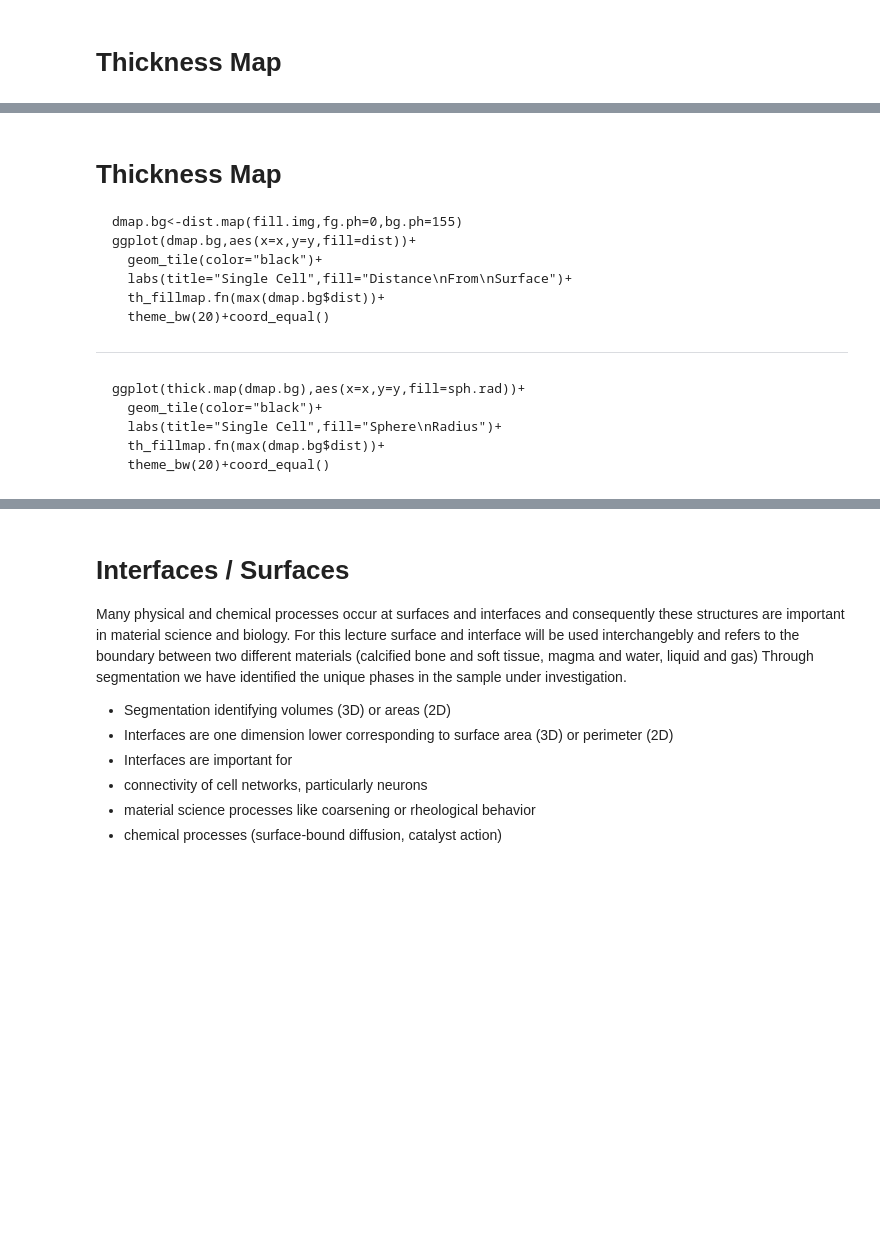
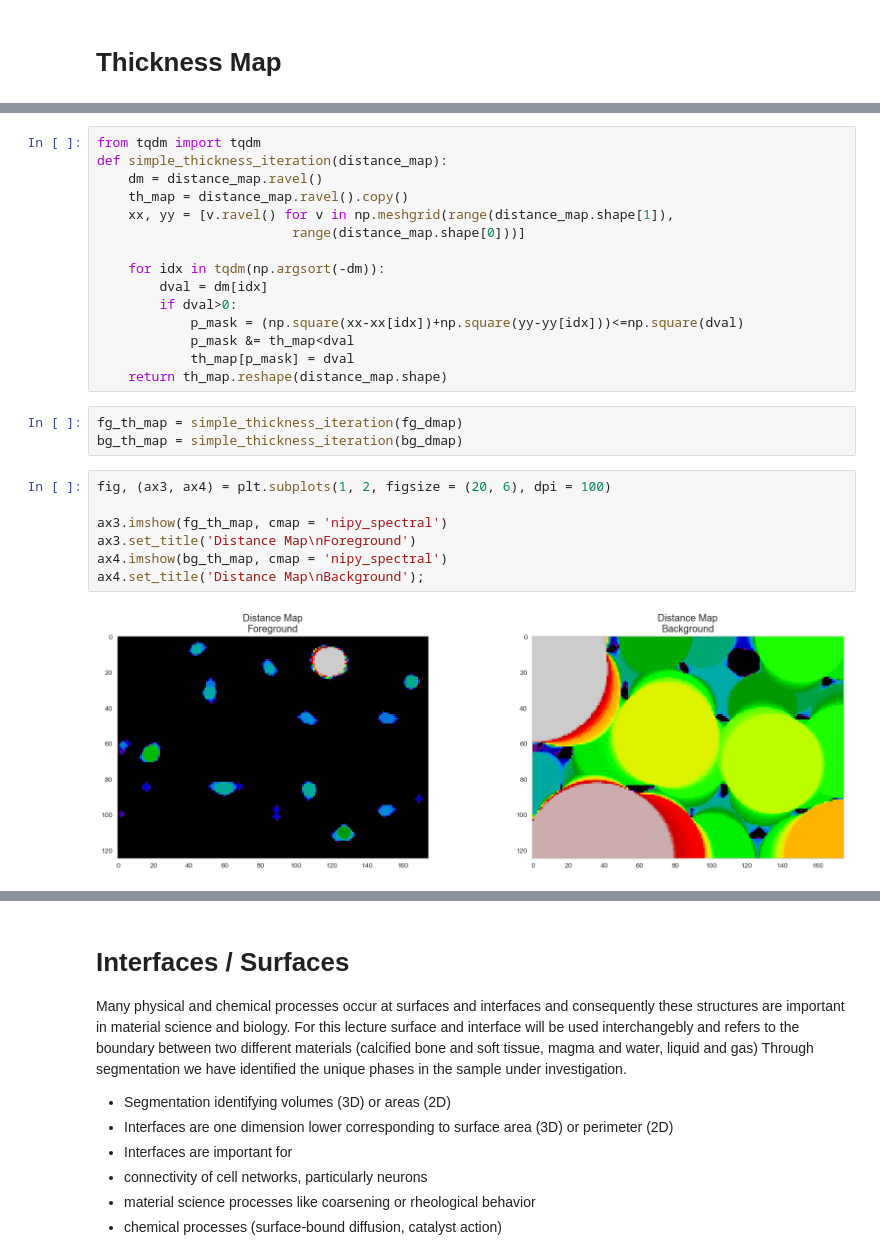
Before and after one commit to kmader/Quantitative-Big-Imaging-2018, a Jupyter notebook: Lectures/07-AdvancedShapeAndTexture.ipynb, the cells around one changed output, grey strips where cells are left out. Cells and saved outputs as stored; diff of their text form; blank space fills up the shorter version.

````diff
--- a/Lectures/07-AdvancedShapeAndTexture.ipynb
+++ b/Lectures/07-AdvancedShapeAndTexture.ipynb
@@ -519,23 +506,29 @@ array([1., 1., 1., 0., 0., 0., 0., 0., 0.])
-# %% [markdown]
-Thickness Map
-===
-```{r, fig.cap="Cell Distance Map",fig.height=6}
-dmap.bg<-dist.map(fill.img,fg.ph=0,bg.ph=155)
-ggplot(dmap.bg,aes(x=x,y=y,fill=dist))+
-  geom_tile(color="black")+
-  labs(title="Single Cell",fill="Distance\nFrom\nSurface")+
-  th_fillmap.fn(max(dmap.bg$dist))+
-  theme_bw(20)+coord_equal()
-```
-
-***
-
-```{r, fig.cap="Cell Distance Map",fig.height=6}
-ggplot(thick.map(dmap.bg),aes(x=x,y=y,fill=sph.rad))+
-  geom_tile(color="black")+
-  labs(title="Single Cell",fill="Sphere\nRadius")+
-  th_fillmap.fn(max(dmap.bg$dist))+
-  theme_bw(20)+coord_equal()
-```
+# %%
+from tqdm import tqdm
+def simple_thickness_iteration(distance_map):
+    dm = distance_map.ravel()
+    th_map = distance_map.ravel().copy()
+    xx, yy = [v.ravel() for v in np.meshgrid(range(distance_map.shape[1]),
+                         range(distance_map.shape[0]))]
+
+    for idx in tqdm(np.argsort(-dm)):
+        dval = dm[idx]
+        if dval>0:
+            p_mask = (np.square(xx-xx[idx])+np.square(yy-yy[idx]))<=np.square(dval)
+            p_mask &= th_map<dval
+            th_map[p_mask] = dval
+    return th_map.reshape(distance_map.shape)
+# %%
+fg_th_map = simple_thickness_iteration(fg_dmap)
+bg_th_map = simple_thickness_iteration(bg_dmap)
+# %%
+fig, (ax3, ax4) = plt.subplots(1, 2, figsize = (20, 6), dpi = 100)
+
+ax3.imshow(fg_th_map, cmap = 'nipy_spectral')
+ax3.set_title('Distance Map\nForeground')
+ax4.imshow(bg_th_map, cmap = 'nipy_spectral')
+ax4.set_title('Distance Map\nBackground');
+# %% [output]
+[figure, added]
 # %% [markdown]
 # Thickness in 3D Images
````
Also changed, not shown: parts of 24 cells of this notebook, 1 other file.
